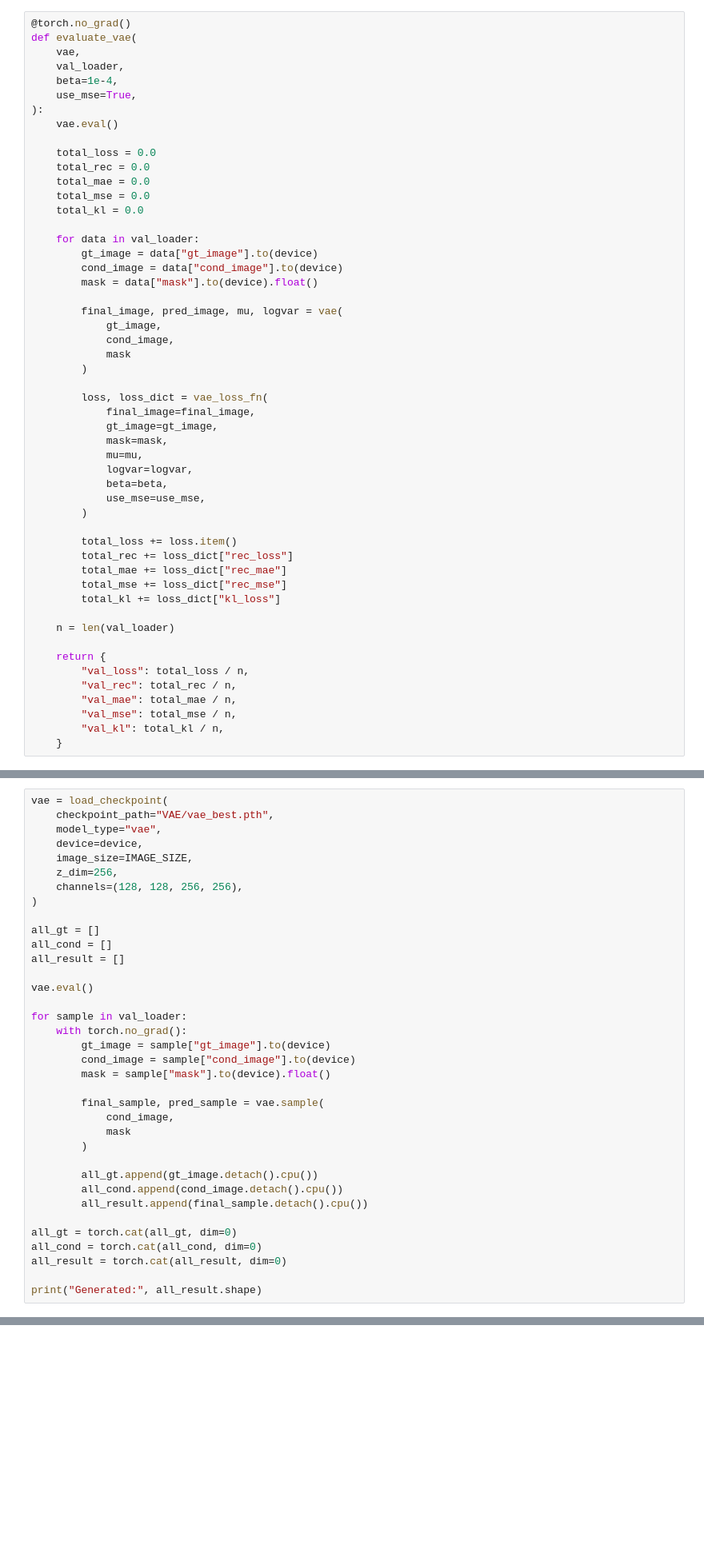
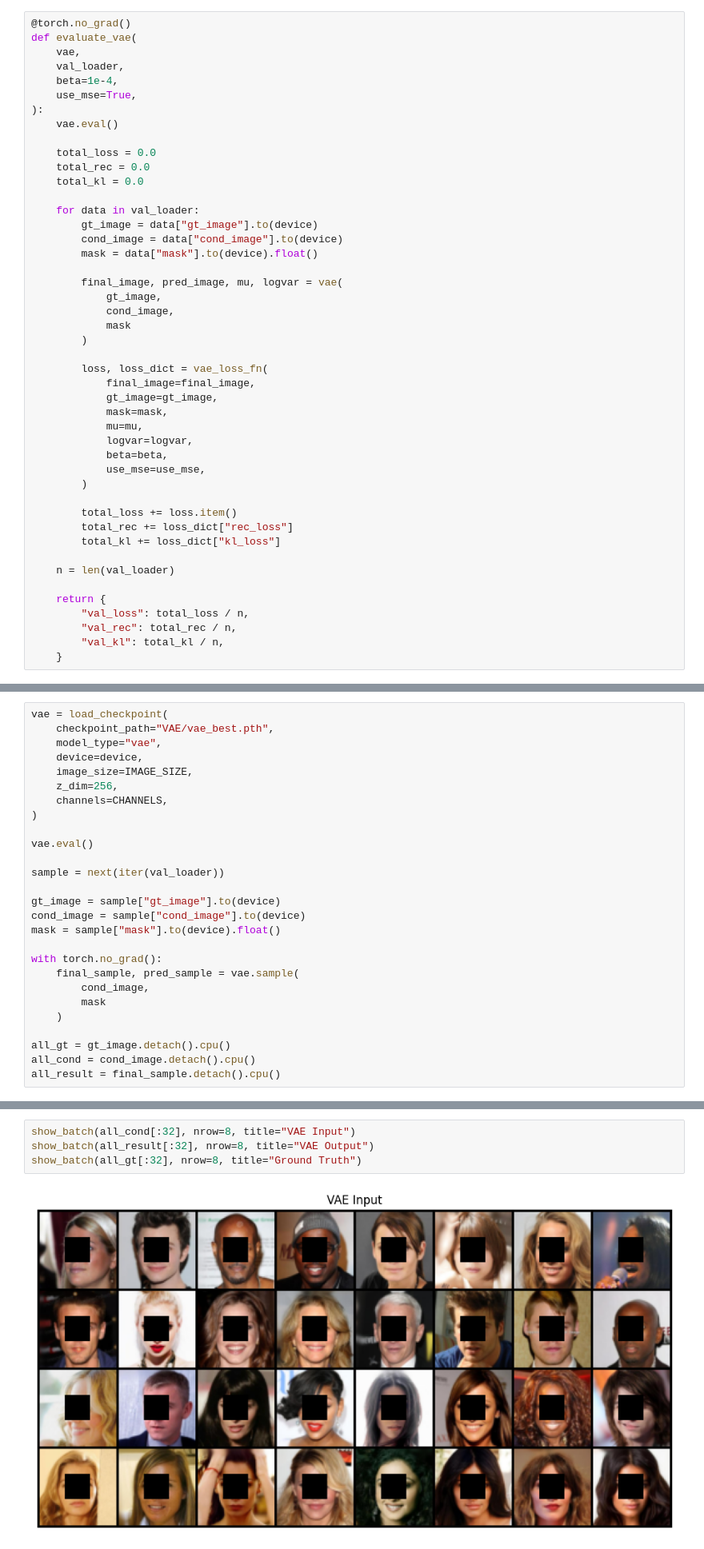
Before and after one commit to khangbinhdl/Image-Inpainting, a Jupyter notebook: notebooks/Image_Inpainting_CelebA_[VAE].ipynb, the cells around one changed output, grey strips where cells are left out. Shown at 80% size. Cells and saved outputs as stored; diff of their text form; blank space fills up the shorter version.

```diff
--- a/notebooks/Image_Inpainting_CelebA_[VAE].ipynb
+++ b/notebooks/Image_Inpainting_CelebA_[VAE].ipynb
@@ -664,8 +656,6 @@ def evaluate_vae(
 
     total_loss = 0.0
     total_rec = 0.0
-    total_mae = 0.0
-    total_mse = 0.0
     total_kl = 0.0
 
     for data in val_loader:
@@ -691,8 +681,6 @@ def evaluate_vae(
 
         total_loss += loss.item()
         total_rec += loss_dict["rec_loss"]
-        total_mae += loss_dict["rec_mae"]
-        total_mse += loss_dict["rec_mse"]
         total_kl += loss_dict["kl_loss"]
 
     n = len(val_loader)
@@ -700,8 +688,6 @@ def evaluate_vae(
     return {
         "val_loss": total_loss / n,
         "val_rec": total_rec / n,
-        "val_mae": total_mae / n,
-        "val_mse": total_mse / n,
         "val_kl": total_kl / n,
     }
 # %% [markdown]
@@ -864,34 +845,25 @@ vae = load_checkpoint(
     device=device,
     image_size=IMAGE_SIZE,
     z_dim=256,
-    channels=(128, 128, 256, 256),
+    channels=CHANNELS,
 )
-
-all_gt = []
-all_cond = []
-all_result = []
 
 vae.eval()
 
-for sample in val_loader:
-    with torch.no_grad():
-        gt_image = sample["gt_image"].to(device)
-        cond_image = sample["cond_image"].to(device)
-        mask = sample["mask"].to(device).float()
+sample = next(iter(val_loader))
 
-        final_sample, pred_sample = vae.sample(
-            cond_image,
-            mask
-        )
+gt_image = sample["gt_image"].to(device)
+cond_image = sample["cond_image"].to(device)
+mask = sample["mask"].to(device).float()
 
-        all_gt.append(gt_image.detach().cpu())
-        all_cond.append(cond_image.detach().cpu())
-        all_result.append(final_sample.detach().cpu())
+with torch.no_grad():
+    final_sample, pred_sample = vae.sample(
+        cond_image,
+        mask
+    )
 
-all_gt = torch.cat(all_gt, dim=0)
-all_cond = torch.cat(all_cond, dim=0)
-all_result = torch.cat(all_result, dim=0)
-
-print("Generated:", all_result.shape)
+all_gt = gt_image.detach().cpu()
+all_cond = cond_image.detach().cpu()
+all_result = final_sample.detach().cpu()
 # %% [output]
 Loaded vae checkpoint from: VAE/vae_best.pth
@@ -929,0 +870,6 @@ for start in range(0, num_images, display_batch):
+# %%
+show_batch(all_cond[:32], nrow=8, title="VAE Input")
+show_batch(all_result[:32], nrow=8, title="VAE Output")
+show_batch(all_gt[:32], nrow=8, title="Ground Truth")
+# %% [output]
+[figure, added]
```
Also changed, not shown: parts of 12 cells of this notebook, 6 other files.
